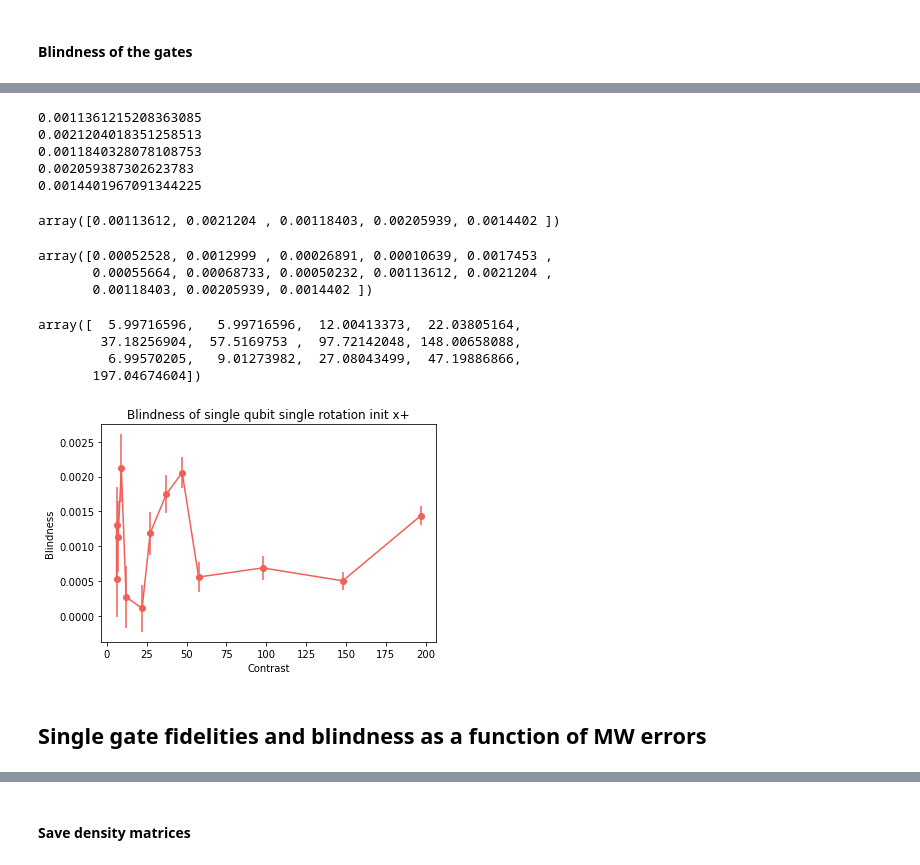
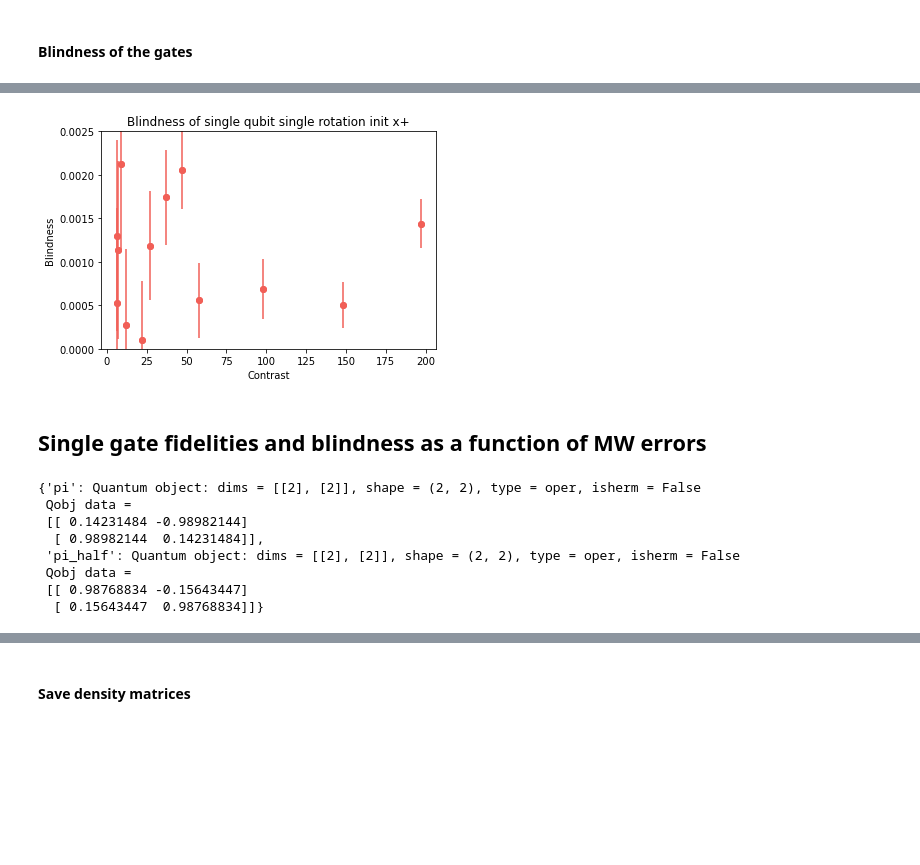
Before and after one commit to lukingroup/simnet, a Jupyter notebook: Notebooks/Blind_SingleNode.ipynb, the cells around one changed output, grey strips where cells are left out. Drawn from its saved outputs; the diff is of its cells as text; code cells hidden in the pictures; blank space fills up the shorter version.

```diff
--- a/Notebooks/Blind_SingleNode.ipynb
+++ b/Notebooks/Blind_SingleNode.ipynb
@@ -1014,6 +972,6 @@ for i in range(len(contrast_list)):
 
 # calculate blindness as a function of mu
 for j in range(len(contrast_list)):
-    holevo, holevo_err = sim.blindness_singleRot(rho_ave_contr[j], rho_std_contr[j], delta=1e-6)
+    holevo, holevo_err = blindness_singleRot(rho_ave_contr[j], rho_std_contr[j], delta=1e-6)
     holevo_contr = np.append(holevo_contr, holevo)
     holevo_err_contr = np.append(holevo_err_contr, holevo_err)
@@ -1342,7 +1392,7 @@ for i in range(len(real_contrasts_new)):
 
 # calculate blindness as a function of mu
 for j in range(len(real_contrasts_new)):
-    holevo, holevo_err = sim.blindness_singleRot(rho_ave_contr[j], rho_std_contr[j], delta=1e-6)
+    holevo, holevo_err = blindness_singleRot(rho_ave_contr[j], rho_std_contr[j], delta=1e-6)
 
     # Calculate the average density matrix
     rho_all = np.mean(rho_ave_contr[j], axis=0)
@@ -1352,7 +1402,6 @@ for j in range(len(real_contrasts_new)):
 
     # Calculate the Holevo bound
     holevo1 = qt.entropy_vn(qt.Qobj(rho_all)) - mn
-    print(holevo1)
 
     holevo_contr = np.append(holevo_contr, holevo)
     holevo_err_contr = np.append(holevo_err_contr, holevo_err)
@@ -1368,9 +1407,0 @@ for j in range(len(real_contrasts_new)):
-# %%
-# Calculate the average density matrix
-rho_all = np.mean(rho_ave_contr[1], axis=0)
-
-# Calculate the mean entropy of the individual density matrices
-mn = np.mean([qt.entropy_vn(qt.Qobj(rho)) for rho in rho_ave_contr[1]])
-
-# Calculate the Holevo bound
-holevo = qt.entropy_vn(qt.Qobj(rho_all)) - mn
@@ -1404,7 +1425,7 @@ for i in range(len(real_contrasts_new_1)):
 
 # calculate blindness as a function of mu
 for j in range(len(real_contrasts_new_1)):
-    holevo, holevo_err = sim.blindness_singleRot(rho_ave_contr[j], rho_std_contr[j], delta=1e-6)
+    holevo, holevo_err = blindness_singleRot(rho_ave_contr[j], rho_std_contr[j], delta=1e-6)
 
     # Calculate the average density matrix
     rho_all = np.mean(rho_ave_contr[j], axis=0)
@@ -1414,54 +1435,43 @@ for j in range(len(real_contrasts_new_1)):
 
     # Calculate the Holevo bound
     holevo1 = qt.entropy_vn(qt.Qobj(rho_all)) - mn
-    print(holevo1)
-
-
 
     holevo_contr1 = np.append(holevo_contr1, holevo)
     holevo_err_contr1 = np.append(holevo_err_contr1, holevo_err)
-# %% [output]
-0.0011361215208363085
-0.0021204018351258513
-0.0011840328078108753
-0.002059387302623783
-0.0014401967091344225
-# %%
-holevo_contr1
-# %% [output]
-array([0.00113612, 0.0021204 , 0.00118403, 0.00205939, 0.0014402 ])
 # %%
 # combine
 real_contrasts_new_long = np.concatenate((real_contrasts_new, real_contrasts_new_1))
 holevo_contr_long = np.concatenate((holevo_contr, holevo_contr1))
 holevo_err_contr_long = np.concatenate((holevo_err_contr, holevo_err_contr1))
-# %%
-holevo_contr_long
-# %% [output]
-array([0.00052528, 0.0012999 , 0.00026891, 0.00010639, 0.0017453 ,
-       0.00055664, 0.00068733, 0.00050232, 0.00113612, 0.0021204 ,
-       0.00118403, 0.00205939, 0.0014402 ])
-# %%
-real_contrasts_new_long
-# %% [output]
-array([  5.99716596,   5.99716596,  12.00413373,  22.03805164,
-        37.18256904,  57.5169753 ,  97.72142048, 148.00658088,
-         6.99570205,   9.01273982,  27.08043499,  47.19886866,
-       197.04674604])
 # %%
 plt.figure(figsize=(6, 4))
-plt.plot(real_contrasts_new_long[sorted_indices], holevo_contr_long[sorted_indices], color=c1)
+plt.plot(real_contrasts_new_long[sorted_indices], holevo_contr_long[sorted_indices], 'o', color=c1)
 plt.errorbar(real_contrasts_new_long[sorted_indices],  holevo_contr_long[sorted_indices], yerr= np.abs(holevo_err_contr_long[sorted_indices]),  fmt='o', color=c1)
 
 #Add labels and title
 plt.xlabel('Contrast')
 plt.ylabel('Blindness')
 plt.title('Blindness of single qubit single rotation init x+')
+plt.ylim(0, 0.0025)
 
 # Show the plot
 plt.show()
 # %% [output]
-[figure, old version]
+[figure, new version]
 # %% [markdown]
 ## Single gate fidelities and blindness as a function of MW errors
+# %%
+fidel_val1 = {'pi': 0.98,
+                'pi_half': 0.6
+                }
+set_mw_fidelities(fid = 'real', noise = 0, fidel_val =fidel_val1)
+# %% [output]
+{'pi': Quantum object: dims = [[2], [2]], shape = (2, 2), type = oper, isherm = False
+ Qobj data =
+ [[ 0.14231484 -0.98982144]
+  [ 0.98982144  0.14231484]],
+ 'pi_half': Quantum object: dims = [[2], [2]], shape = (2, 2), type = oper, isherm = False
+ Qobj data =
+ [[ 0.98768834 -0.15643447]
+  [ 0.15643447  0.98768834]]}
 # %%
```
Also changed, not shown: parts of 33 cells of this notebook, 16 other files.
